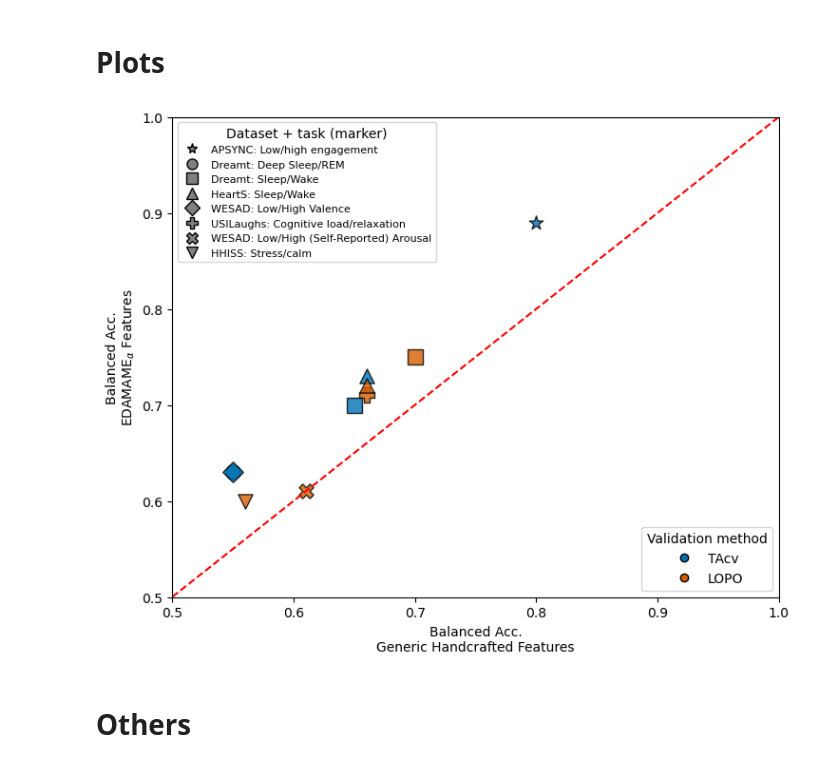
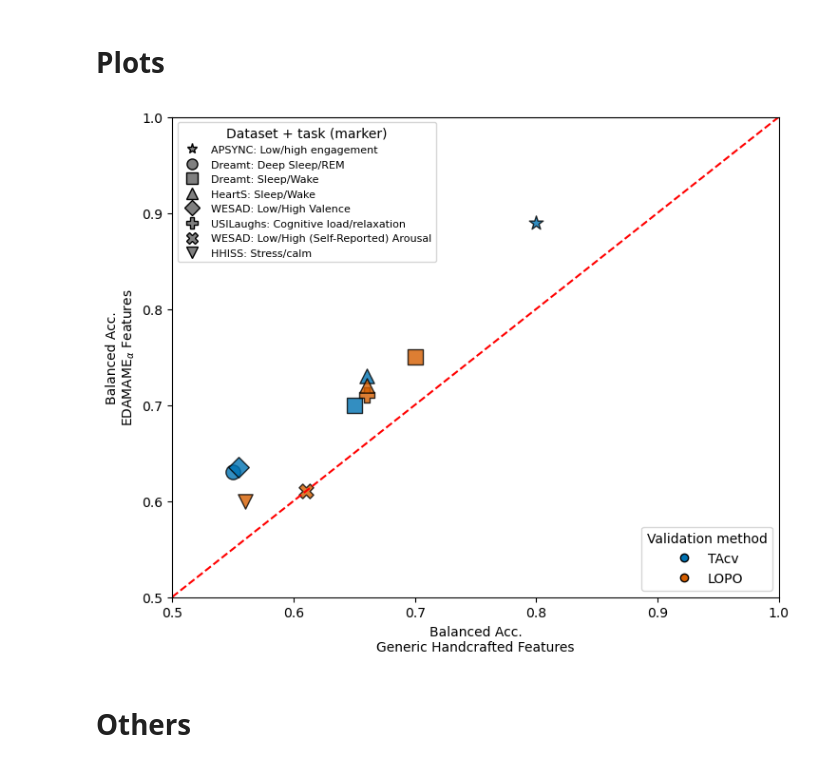
Before and after one commit to LeonardoAlchieri/pretrained_foundation_models_physiological_data, a Jupyter notebook: notebooks/visualize_results.ipynb, the cells around one changed output. Saved outputs shown, nothing was run; the diff lists cells and outputs as text; code cells hidden in the pictures.

```diff
--- a/notebooks/visualize_results.ipynb
+++ b/notebooks/visualize_results.ipynb
@@ -10,8 +10,8 @@ from matplotlib.lines import Line2D
 # -----------------------------
 
 # TAcv
-tacv_handcrafted = np.array([0.80, 0.55, 0.65, 0.66, 0.55])
-tacv_ours        = np.array([0.89, 0.63, 0.70, 0.73, 0.63])
+tacv_handcrafted = np.array([0.80, 0.55, 0.65, 0.66, 0.555])
+tacv_ours        = np.array([0.89, 0.63, 0.70, 0.73, 0.635])
 tacv_labels = [
     "APSYNC: Low/high engagement",
     "Dreamt: Deep Sleep/REM",
@@ -87,34 +87,34 @@ ax.plot([0.5, 1], [0.5, 1], linestyle="--", color="red")
 ax.set_xlim(0.5, 1)
 ax.set_ylim(0.5, 1)
 
 # -----------------------------
 # 4) Legends
 # -----------------------------
 # Validation method (color)
 method_handles = [
     Line2D([0], [0], marker="o", linestyle="None",
            markerfacecolor=colors["TAcv"], markeredgecolor="black", label="TAcv"),
     Line2D([0], [0], marker="o", linestyle="None",
            markerfacecolor=colors["LOPO"], markeredgecolor="black", label="LOPO"),
 ]
 method_legend = ax.legend(handles=method_handles, title="Validation method", loc="lower right")
 ax.add_artist(method_legend)
 
 # Dataset + task (marker)
 marker_handles = [
     Line2D([0], [0], marker=marker_map[k], linestyle="None",
            markerfacecolor="gray", markeredgecolor="black", label=k, markersize=8)
     for k in marker_map.keys()
 ]
 ax.legend(handles=marker_handles, title="Dataset + task (marker)", loc="upper left", fontsize=8)
 
 plt.xlim(0.5, 1)
 plt.ylim(0.5, 1)
 plt.tight_layout()
 plt.savefig("handcrafted_vs_ours_scatter_plot.pdf", bbox_inches='tight')
 plt.show()
 # %% [output]
-[figure, old version]
+[figure, new version]
 # %% [markdown]
 # Others
 # %%
```
Also changed, not shown: parts of 2 cells of this notebook, 12 other files.
